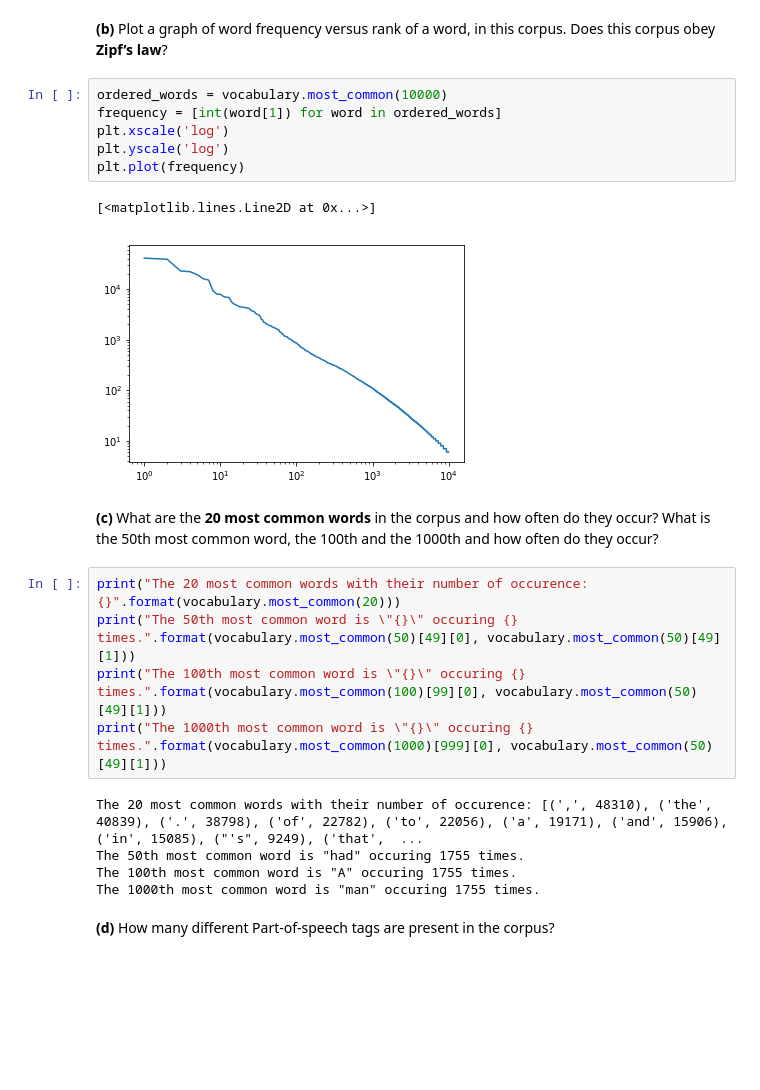
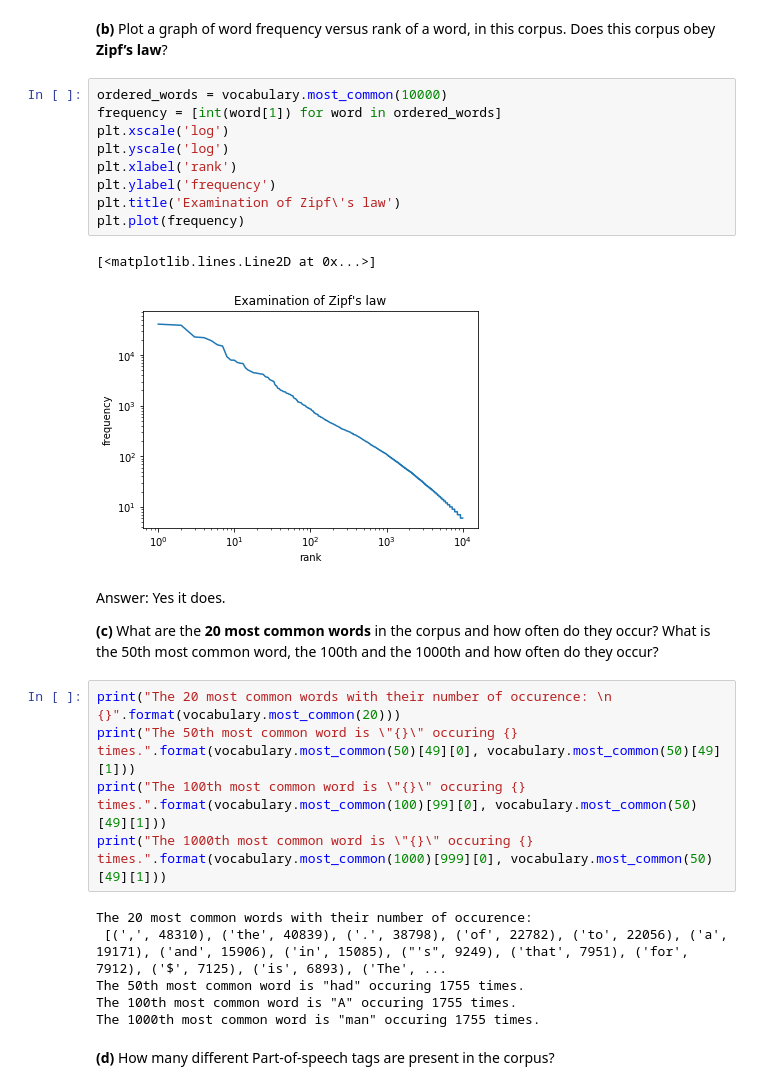
Before and after one commit to santhoshrajamanickam/NLP1-Sandy-Jiunhan, a Jupyter notebook: lab1/lab1.ipynb, the cells around one changed output. Drawn from its saved outputs; the diff is of its cells as text; blank space fills up the shorter version.

```diff
--- a/lab1/lab1.ipynb
+++ b/lab1/lab1.ipynb
@@ -102,21 +96,29 @@ For the rest of this exercise you should use the **original orthography** of the
 # %%
 ordered_words = vocabulary.most_common(10000)
 frequency = [int(word[1]) for word in ordered_words]
 plt.xscale('log')
 plt.yscale('log')
+plt.xlabel('rank')
+plt.ylabel('frequency')
+plt.title('Examination of Zipf\'s law')
 plt.plot(frequency)
 # %% [output]
 [<matplotlib.lines.Line2D at 0x...>]
-[figure, old version]
+[figure, new version]
 # %% [markdown]
+Answer:
+Yes it does.
+
+
 **(c)** What are the **20 most common words** in the corpus and how often do they occur? What is the 50th most common word, the 100th and the 1000th and how often do they occur?
 # %%
-print("The 20 most common words with their number of occurence: {}".format(vocabulary.most_common(20)))
+print("The 20 most common words with their number of occurence: \n {}".format(vocabulary.most_common(20)))
 print("The 50th most common word is \"{}\" occuring {} times.".format(vocabulary.most_common(50)[49][0], vocabulary.most_common(50)[49][1]))
 print("The 100th most common word is \"{}\" occuring {} times.".format(vocabulary.most_common(100)[99][0], vocabulary.most_common(50)[49][1]))
 print("The 1000th most common word is \"{}\" occuring {} times.".format(vocabulary.most_common(1000)[999][0], vocabulary.most_common(50)[49][1]))
 # %% [output]
-The 20 most common words with their number of occurence: [(',', 48310), ('the', 40839), ('.', 38798), ('of', 22782), ('to', 22056), ('a', 19171), ('and', 15906), ('in', 15085), ("'s", 9249), ('that',  ...
+The 20 most common words with their number of occurence:
+ [(',', 48310), ('the', 40839), ('.', 38798), ('of', 22782), ('to', 22056), ('a', 19171), ('and', 15906), ('in', 15085), ("'s", 9249), ('that', 7951), ('for', 7912), ('$', 7125), ('is', 6893), ('The', ...
 The 50th most common word is "had" occuring 1755 times.
 The 100th most common word is "A" occuring 1755 times.
 The 1000th most common word is "man" occuring 1755 times.
```
Also changed, not shown: parts of 21 cells of this notebook.
